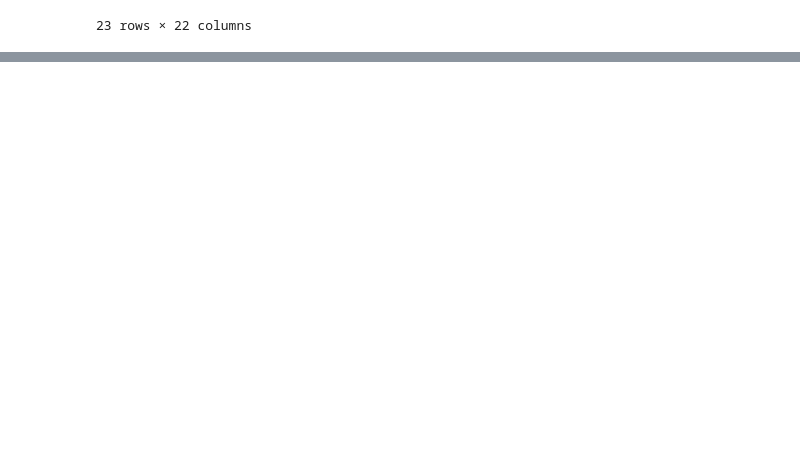
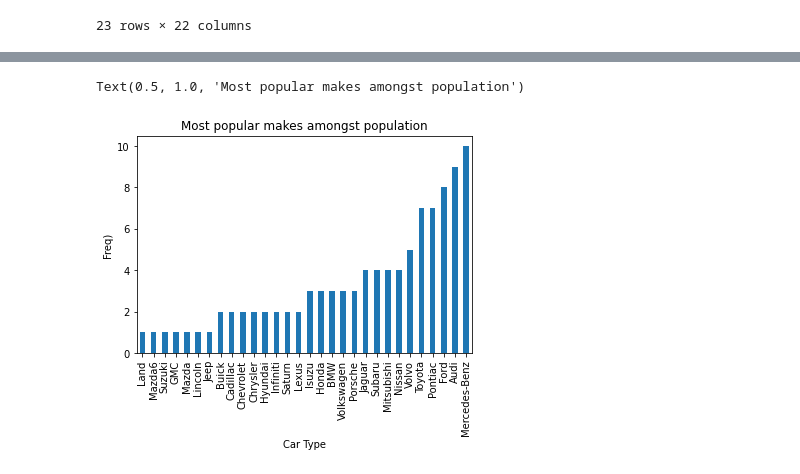
Before and after one commit to emcbride09/Lin_reg_car_data_project, a Jupyter notebook: 3-feature engineering.ipynb, the cells around one changed output, grey strips where cells are left out. Saved outputs shown, nothing was run; the diff lists cells and outputs as text; code cells hidden in the pictures; blank space fills up the shorter version.

```diff
--- a/3-feature engineering.ipynb
+++ b/3-feature engineering.ipynb
@@ -159,0 +180,3 @@ correct data - merging
+# %%
+people.replace('Cadillac Escalade', 'Cadillac Escalade EXT', inplace = True)
+people[people['car'].str.contains("Cadillac")]
@@ -159,0 +189,2 @@ correct data - merging
+# %%
+joined_data = people.merge(cars, left_on="car", right_on="vehicle_name", how="left")
@@ -159,0 +195,3 @@ correct data - merging
+# %%
+joined_data.drop_duplicates(subset=None, keep='first', inplace=True)
+joined_data.head(3)
@@ -159,0 +206,3 @@ correct data - merging
+# %%
+joined_data['make'] = joined_data['car'].str.split(' ').str[0]
+joined_data.head(3)
@@ -159,0 +215,9 @@ correct data - merging
+# %%
+freq = joined_data.groupby('make')['make'].count().sort_values()
+freq.plot(kind="bar", legend=None)
+plt.xlabel("Car Type")
+plt.ylabel("Freq)")
+plt.title("Most popular makes amongst population")
+# %% [output]
+Text(0.5, 1.0, 'Most popular makes amongst population')
+[figure, added]
```
Also changed, not shown: parts of 10 cells of this notebook, 2 other files.
